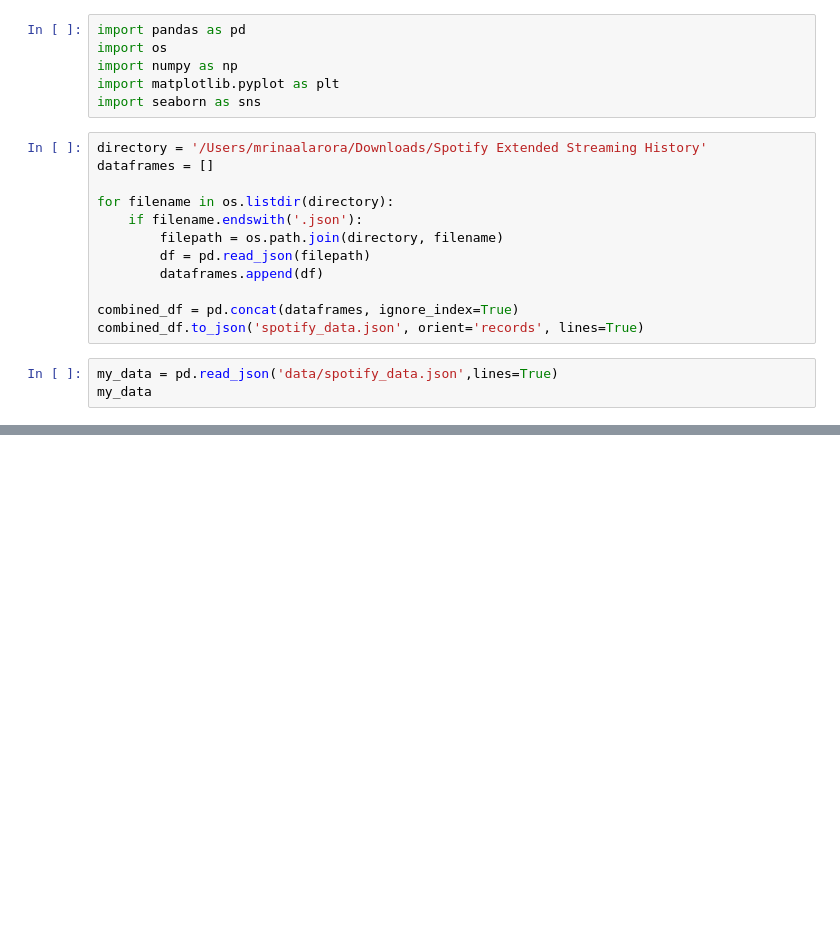
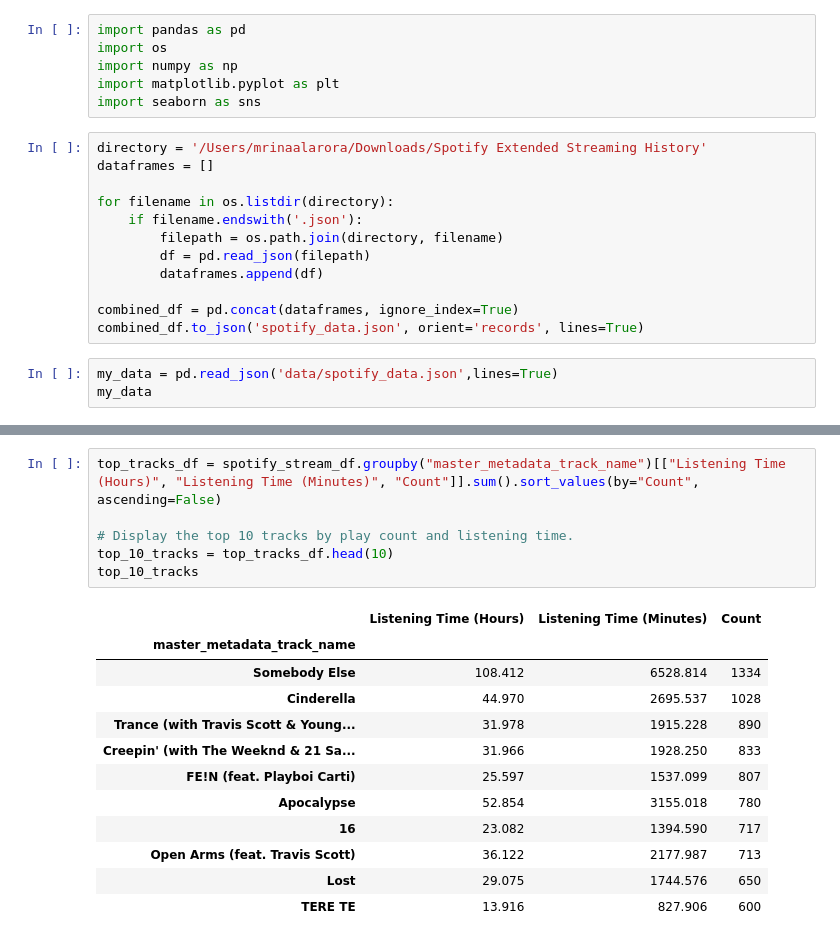
Before and after one commit to aroramrinaal/Spotistats, a Jupyter notebook: spotistats.ipynb, the cells around one changed output, grey strips where cells are left out. Saved outputs shown, nothing was run; the diff lists cells and outputs as text; blank space fills up the shorter version.

```diff
--- a/spotistats.ipynb
+++ b/spotistats.ipynb
@@ -143,0 +218,19 @@ print(f"Percentage of unique tracks: {unique_tracks_percentage:.2f}%")
+# %%
+top_tracks_df = spotify_stream_df.groupby("master_metadata_track_name")[["Listening Time (Hours)", "Listening Time (Minutes)", "Count"]].sum().sort_values(by="Count", ascending=False)
+
+# Display the top 10 tracks by play count and listening time.
+top_10_tracks = top_tracks_df.head(10)
+top_10_tracks
+# %% [output]
+|  | Listening Time (Hours) | Listening Time (Minutes) | Count |
+| master_metadata_track_name |  |  |  |
+| Somebody Else | 108.412 | 6528.814 | 1334 |
+| Cinderella | 44.970 | 2695.537 | 1028 |
+| Trance (with Travis Scott & Young... | 31.978 | 1915.228 | 890 |
+| Creepin' (with The Weeknd & 21 Sa... | 31.966 | 1928.250 | 833 |
+| FE!N (feat. Playboi Carti) | 25.597 | 1537.099 | 807 |
+| Apocalypse | 52.854 | 3155.018 | 780 |
+| 16 | 23.082 | 1394.590 | 717 |
+| Open Arms (feat. Travis Scott) | 36.122 | 2177.987 | 713 |
+| Lost | 29.075 | 1744.576 | 650 |
+| TERE TE | 13.916 | 827.906 | 600 |
```
Also changed, not shown: parts of 8 cells of this notebook.
